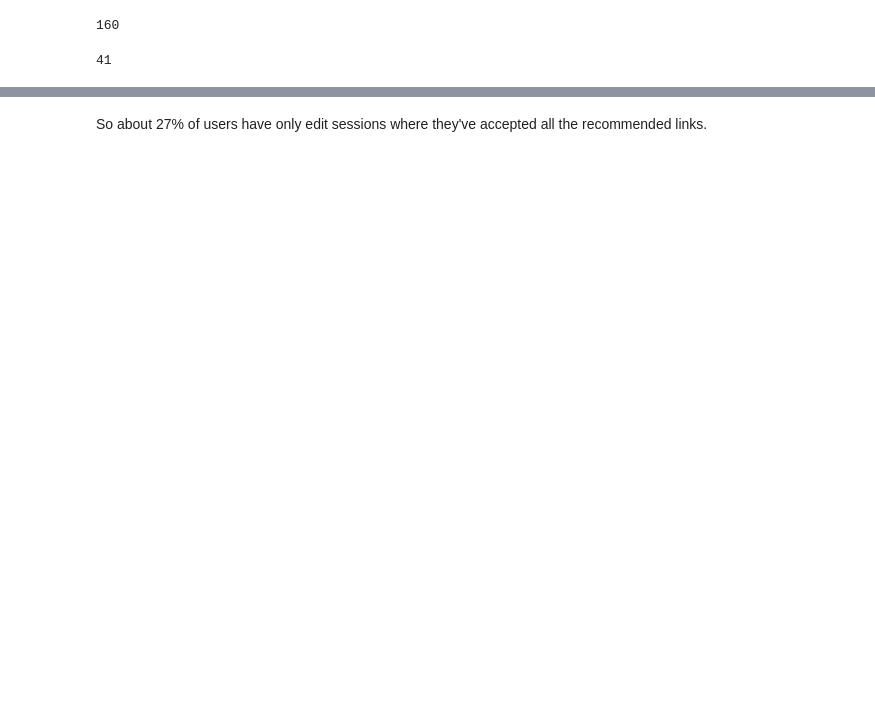
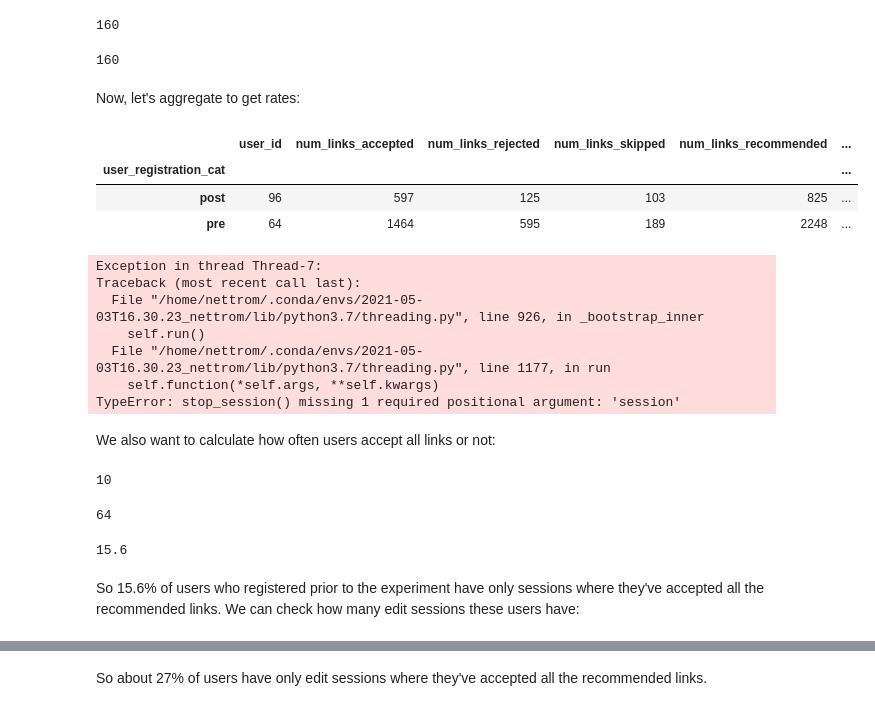
Before and after one commit to wikimedia-research/2021-Growth-structured-tasks, a Jupyter notebook: T277355-leading-indicators.ipynb, the cells around one changed output, grey strips where cells are left out. Cells and saved outputs as stored; diff of their text form; code cells hidden in the pictures; blank space fills up the shorter version.

```diff
--- a/T277355-leading-indicators.ipynb
+++ b/T277355-leading-indicators.ipynb
@@ -606,4 +676,22 @@ Using this data, we can also calculate whether a user accepts all links or not.
+# %%
+rate_registrations = pd.concat(
+    [get_user_registrations(wiki, rate_data.loc[rate_data['wiki'] == wiki, 'user_id']) for wiki in wikis]
+)
+# %%
+rate_registrations['user_registration_ts'] = pd.to_datetime(rate_registrations['user_registration'],
+                                                            format = '%Y%m%d%H%M%S')
+# %%
+rate_registrations['user_registration_cat'] = rate_registrations['user_registration_ts'].apply(
+    lambda x: 'post' if x > exp_start_ts else 'pre')
 # %%
 len(rate_data)
 # %% [output]
 160
+# %%
+rate_data = rate_data.merge(rate_registrations, on = ['wiki', 'user_id'])
+# %%
+len(rate_data)
+# %% [output]
+160
+# %% [markdown]
+Now, let's aggregate to get rates:
@@ -610,4 +700,43 @@ len(rate_data)
+# %%
+rate_data_agg = (rate_data.groupby('user_registration_cat')
+                 .agg({'user_id' : 'count', 'num_links_accepted' : 'sum', 'num_links_rejected' : 'sum',
+                       'num_links_skipped' : 'sum', 'num_links_recommended' : 'sum'}))
+rate_data_agg['perc_links_accepted'] = (100.0 * rate_data_agg['num_links_accepted'] /
+                                        rate_data_agg['num_links_recommended'])
+rate_data_agg['perc_links_rejected'] = (100.0 * rate_data_agg['num_links_rejected'] /
+                                        rate_data_agg['num_links_recommended'])
+rate_data_agg['perc_links_skipped'] = (100.0 * rate_data_agg['num_links_skipped'] /
+                                        rate_data_agg['num_links_recommended'])
+rate_data_agg.round(1)
+# %% [output]
+|  | user_id | num_links_accepted | num_links_rejected | num_links_skipped | num_links_recommended | ... |
+| user_registration_cat |  |  |  |  |  | ... |
+| post | 96 | 597 | 125 | 103 | 825 | ... |
+| pre | 64 | 1464 | 595 | 189 | 2248 | ... |
+Exception in thread Thread-7:
+Traceback (most recent call last):
+  File "/home/nettrom/.conda/envs/2021-05-03T16.30.23_nettrom/lib/python3.7/threading.py", line 926, in _bootstrap_inner
+    self.run()
+  File "/home/nettrom/.conda/envs/2021-05-03T16.30.23_nettrom/lib/python3.7/threading.py", line 1177, in run
+    self.function(*self.args, **self.kwargs)
+TypeError: stop_session() missing 1 required positional argument: 'session'
+# %% [markdown]
+We also want to calculate how often users accept all links or not:
 # %%
-len(rate_data.loc[rate_data['num_edit_sessions'] == rate_data['num_all_accepted']])
+len(rate_data.loc[(rate_data['user_registration_cat'] == 'pre') &
+                  (rate_data['num_edit_sessions'] == rate_data['num_all_accepted'])])
 # %% [output]
-41
+10
+# %%
+len(rate_data.loc[(rate_data['user_registration_cat'] == 'pre')])
+# %% [output]
+64
+# %%
+round(100 *
+     len(rate_data.loc[(rate_data['user_registration_cat'] == 'pre') &
+                       (rate_data['num_edit_sessions'] == rate_data['num_all_accepted'])]) /
+     len(rate_data.loc[(rate_data['user_registration_cat'] == 'pre')]), 1)
+# %% [output]
+15.6
+# %% [markdown]
+So 15.6% of users who registered prior to the experiment have only sessions where they've accepted all the recommended links. We can check how many edit sessions these users have:
```
Also changed, not shown: parts of 75 cells of this notebook.
